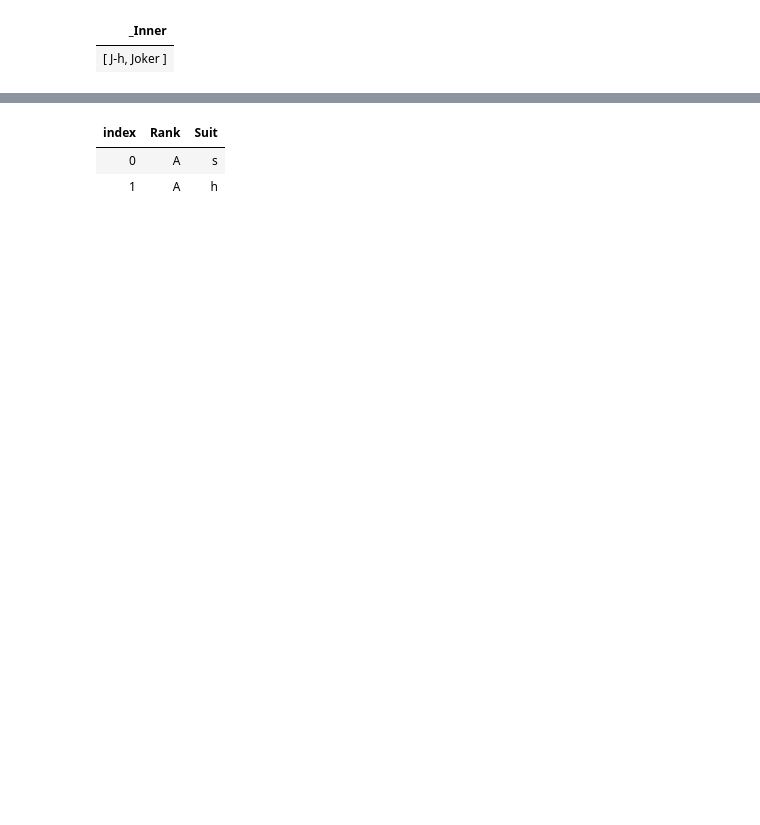
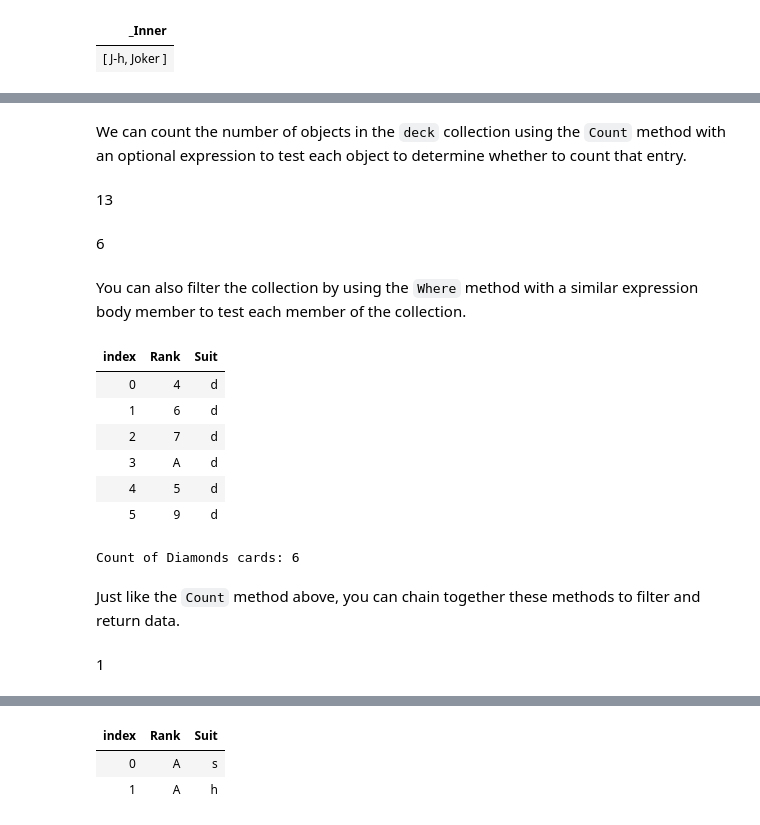
Before and after one commit to csharpfritz/csharp_with_csharpfritz, a Jupyter notebook: notebooks/0105-CollectionsAndGenerics.ipynb, the cells around one changed output, grey strips where cells are left out. Saved outputs shown, nothing was run; the diff lists cells and outputs as text; code cells hidden in the pictures; blank space fills up the shorter version.

```diff
--- a/notebooks/0105-CollectionsAndGenerics.ipynb
+++ b/notebooks/0105-CollectionsAndGenerics.ipynb
@@ -415,0 +496,35 @@ objSet
+# %% [markdown]
+We can count the number of objects in the `deck` collection using the `Count` method with an optional expression to test each object to determine whether to count that entry.
+# %%
+// Display the total number of cards in the list
+display(deck._Inner.Count());
+
+// Display the number of cards that are Diamonds suit.
+// Use the expression body member that tests for the Suit property to equal "d".  Values that are TRUE are counted
+deck._Inner.Count(c => c.Suit == "d")
+# %% [output]
+13
+6
+# %% [markdown]
+You can also filter the collection by using the `Where` method with a similar expression body member to test each member of the collection.
+# %%
+display(deck._Inner.Where(c => c.Suit == "d"));
+
+// Count the returned collection after it is filtered
+display("Count of Diamonds cards: " + deck._Inner.Where(c => c.Suit == "d").Count());
+# %% [output]
+| index | Rank | Suit |
+| 0 | 4 | d |
+| 1 | 6 | d |
+| 2 | 7 | d |
+| 3 | A | d |
+| 4 | 5 | d |
+| 5 | 9 | d |
+Count of Diamonds cards: 6
+# %% [markdown]
+Just like the `Count` method above, you can chain together these methods to filter and return data.
+# %%
+// Filter to JUST the Diamonds        Then count the cards with rank Ace
+deck._Inner.Where(c => c.Suit == "d").Count(c => c.Rank == "A")
+# %% [output]
+1
```
Also changed, not shown: parts of 32 cells of this notebook.
